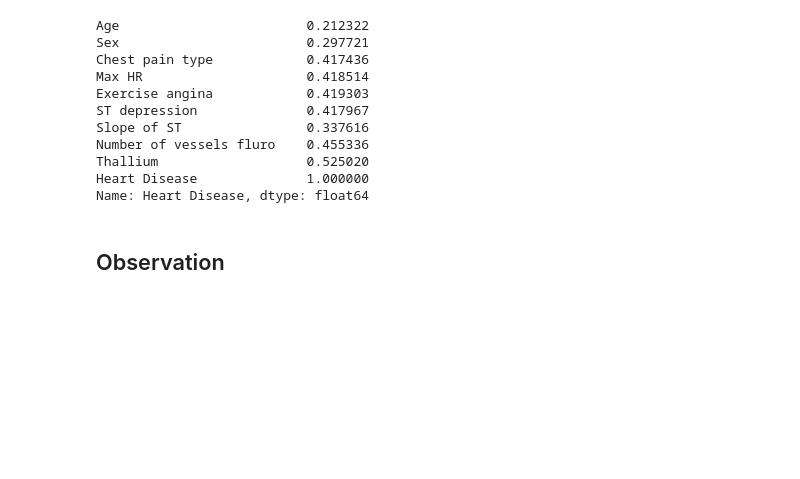
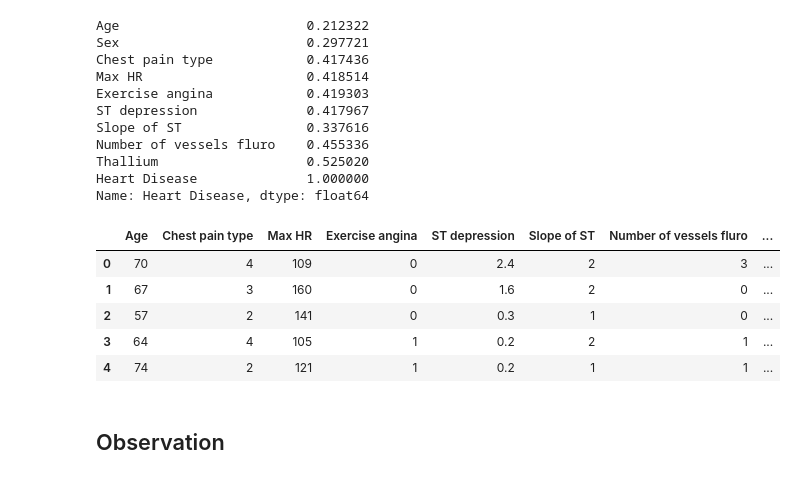
Before and after one commit to King-georges/Heart_Disease_Prediction_Project, a Jupyter notebook: Final_Heart_Disease_Prediction.ipynb, the cells around one changed output. Drawn from its saved outputs; the diff is of its cells as text; code cells hidden in the pictures; blank space fills up the shorter version.

```diff
--- a/Final_Heart_Disease_Prediction.ipynb
+++ b/Final_Heart_Disease_Prediction.ipynb
@@ -333,6 +333,15 @@ Name: Heart Disease, dtype: float64
 # %%
 #Removing low correlated columns
 df.drop(columns=['Sex', 'BP', 'Cholesterol', 'FBS over 120', 'EKG results'], axis=1, inplace=True)
+# %%
+df.head()
+# %% [output]
+|  | Age | Chest pain type | Max HR | Exercise angina | ST depression | Slope of ST | Number of vessels fluro | ... |
+| 0 | 70 | 4 | 109 | 0 | 2.4 | 2 | 3 | ... |
+| 1 | 67 | 3 | 160 | 0 | 1.6 | 2 | 0 | ... |
+| 2 | 57 | 2 | 141 | 0 | 0.3 | 1 | 0 | ... |
+| 3 | 64 | 4 | 105 | 1 | 0.2 | 2 | 1 | ... |
+| 4 | 74 | 2 | 121 | 1 | 0.2 | 1 | 1 | ... |
 # %% [markdown]
 ## Observation
 # %% [markdown]
```
Also changed, not shown: parts of 3 cells of this notebook, 1 other file.
